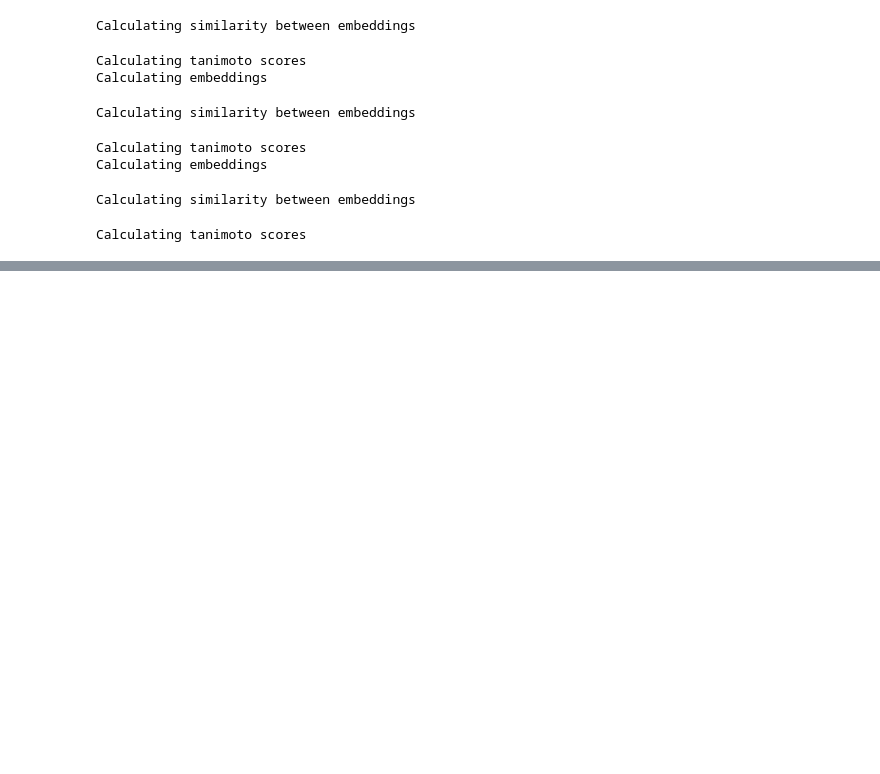
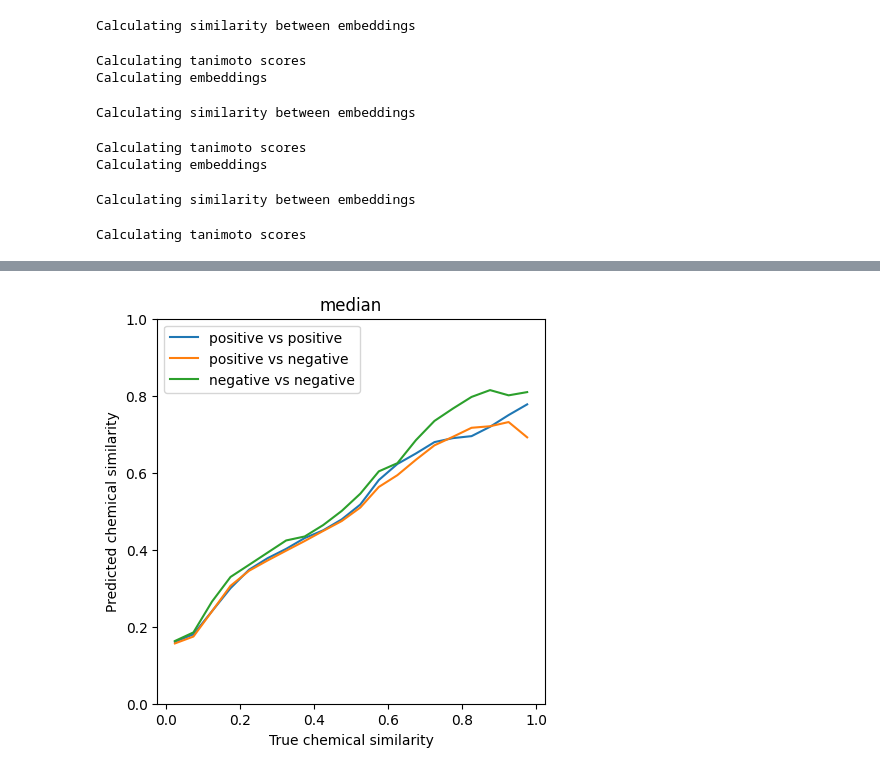
Before and after one commit to matchms/ms2deepscore, a Jupyter notebook: notebooks/model_benchmarking/create_benchmarking_plots.ipynb, the cells around one changed output, grey strips where cells are left out. Drawn from its saved outputs; the diff is of its cells as text; code cells hidden in the pictures; blank space fills up the shorter version.

```diff
--- a/notebooks/model_benchmarking/create_benchmarking_plots.ipynb
+++ b/notebooks/model_benchmarking/create_benchmarking_plots.ipynb
@@ -92,0 +164,26 @@ plot_average_per_bin(scores_between_ionmodes, 50)
+# %%
+def plot_median_per_bin(scores_between_ionmodes: CalculateScoresBetweenAllIonmodes, nr_of_bins):
+    bins = create_evenly_spaced_bins(nr_of_bins)
+    bin_centers = [(bin_borders[0] + bin_borders[1])/2 for bin_borders in bins]
+    fig, ax = plt.subplots(1, 1, figsize=(5, 5))
+
+
+    for i, predictions_and_tanimoto_scores in enumerate(scores_between_ionmodes.list_of_predictions_and_tanimoto_scores()):
+        average_predictions = predictions_and_tanimoto_scores.get_average_prediction_per_inchikey_pair()
+        predictions_per_bin = get_predictions_per_bin(predictions_and_tanimoto_scores, average_predictions, bins)
+        medians = [np.median(array) for array in predictions_per_bin]
+        ax.plot(bin_centers, medians, label=predictions_and_tanimoto_scores.label)
+
+    ax.set_xlabel("True chemical similarity")
+    ax.set_ylabel("Predicted chemical similarity")
+    # ax.set_xticks(np.arange(len(bins)),
+    #        [f"{a:.1f} to < {b:.1f}" for (a, b) in bins], fontsize=9, rotation='vertical')
+    ax.set_ylim((0,1))
+    plt.legend()
+    plt.title("median")
+    # axes[0].set_title(predictions_and_tanimoto_scores.label)
+    return fig
+fig = plot_median_per_bin(scores_between_ionmodes, 20)
+fig.show()
+# %% [output]
+[figure, added]
```
Also changed, not shown: parts of 13 cells of this notebook, 2 other files.
